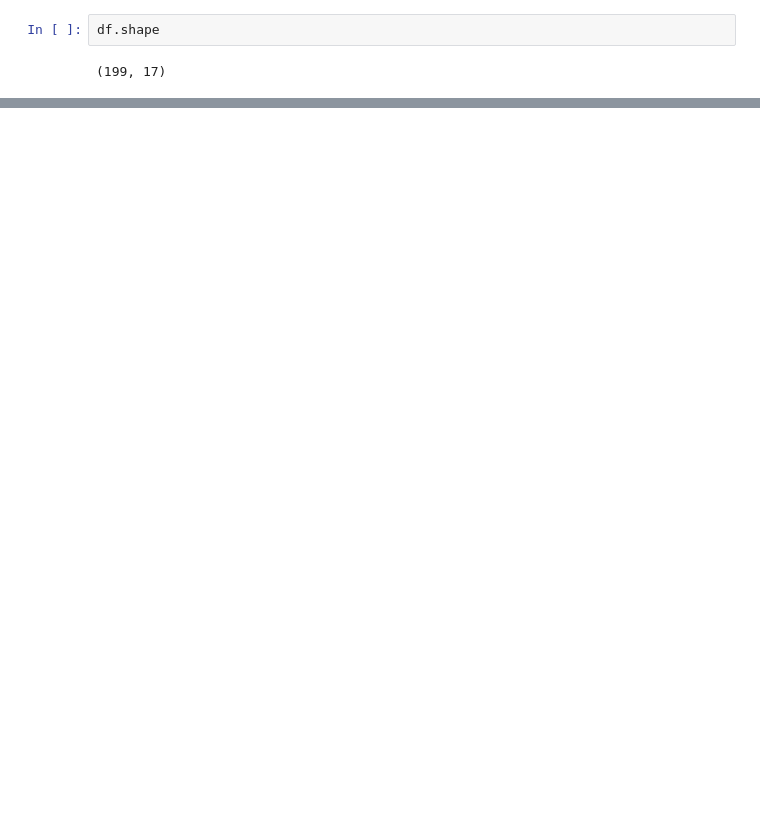
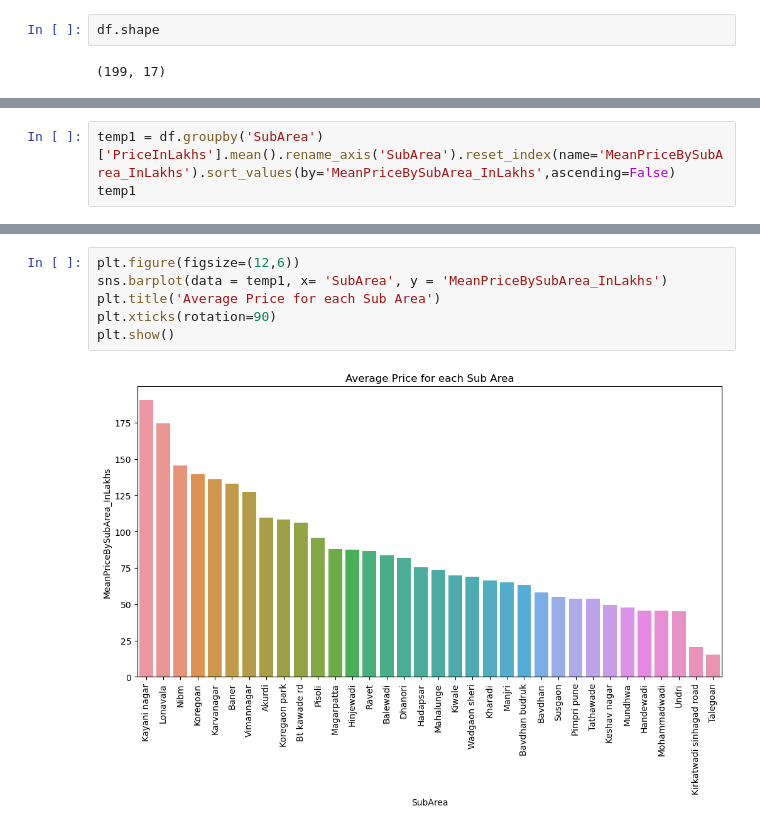
Before and after one commit to sudhanshusinghaiml/Real-Estate-Price-Prediction-Model-with-NLP-and-FastAPI, a Jupyter notebook: codes-in-notebook/Feature-Engineering.ipynb, the cells around one changed output, grey strips where cells are left out. Drawn from its saved outputs; the diff is of its cells as text; blank space fills up the shorter version.

```diff
--- a/codes-in-notebook/Feature-Engineering.ipynb
+++ b/codes-in-notebook/Feature-Engineering.ipynb
@@ -45,0 +74,3 @@ df.describe()
+# %%
+temp1 = df.groupby('SubArea')['PriceInLakhs'].mean().rename_axis('SubArea').reset_index(name='MeanPriceBySubArea_InLakhs').sort_values(by='MeanPriceBySubArea_InLakhs',ascending=False)
+temp1
@@ -45,0 +95,8 @@ df.describe()
+# %%
+plt.figure(figsize=(12,6))
+sns.barplot(data = temp1, x= 'SubArea', y = 'MeanPriceBySubArea_InLakhs')
+plt.title('Average Price for each Sub Area')
+plt.xticks(rotation=90)
+plt.show()
+# %% [output]
+[figure, added]
```
Also changed, not shown: parts of 29 cells of this notebook, 5 other files.
